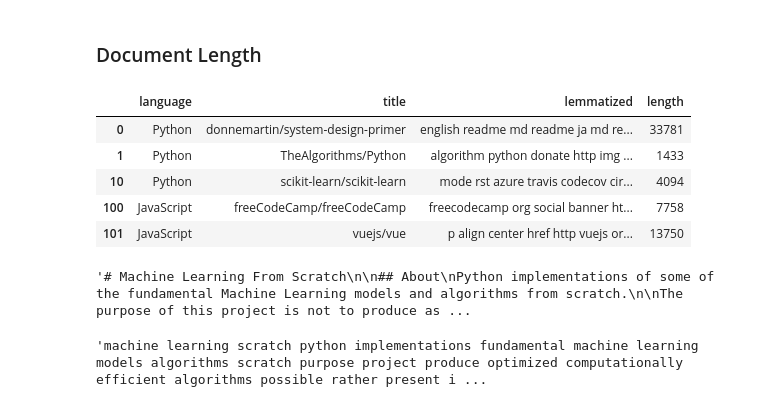
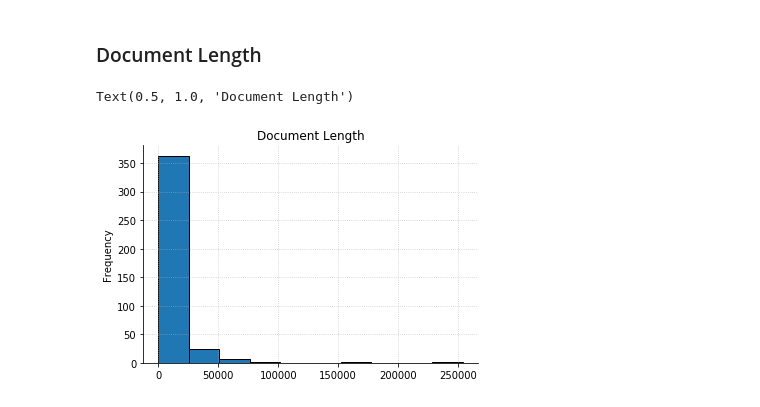
Before and after one commit to cera-amici/github-readme-nlp, a Jupyter notebook: github_readme_nlp.ipynb, the cells around one changed output. Saved outputs shown, nothing was run; the diff lists cells and outputs as text; code cells hidden in the pictures.

```diff
--- a/github_readme_nlp.ipynb
+++ b/github_readme_nlp.ipynb
@@ -288,22 +288,8 @@ Text(0.5, 1.0, 'Trigrams for Shell Words')
 ### Document Length
 # %%
 lemmas_df["length"] = lemmas_df.lemmatized.apply(len)
-# %%
-lemmas_df.head()
-# %% [output]
-|  | language | title | lemmatized | length |
-| 0 | Python | donnemartin/system-design-primer | english readme md readme ja md re... | 33781 |
-| 1 | Python | TheAlgorithms/Python | algorithm python donate http img ... | 1433 |
-| 10 | Python | scikit-learn/scikit-learn | mode rst azure travis codecov cir... | 4094 |
-| 100 | JavaScript | freeCodeCamp/freeCodeCamp | freecodecamp org social banner ht... | 7758 |
-| 101 | JavaScript | vuejs/vue | p align center href http vuejs or... | 13750 |
-# %%
-mask = lemmas_df.lemmatized.apply(lambda x: '&#9;' in x)
-
-df.original[74]
-# %% [output]
-'# Machine Learning From Scratch\n\n## About\nPython implementations of some of the fundamental Machine Learning models and algorithms from scratch.\n\nThe purpose of this project is not to produce as ...
-# %%
-df.cleaned[74]
-# %% [output]
-'machine learning scratch python implementations fundamental machine learning models algorithms scratch purpose project produce optimized computationally efficient algorithms possible rather present i ...
+# %%
+lemmas_df.length.plot.hist().set_title('Document Length')
+# %% [output]
+Text(0.5, 1.0, 'Document Length')
+[figure, added]
```
Also changed, not shown: parts of 18 cells of this notebook.
